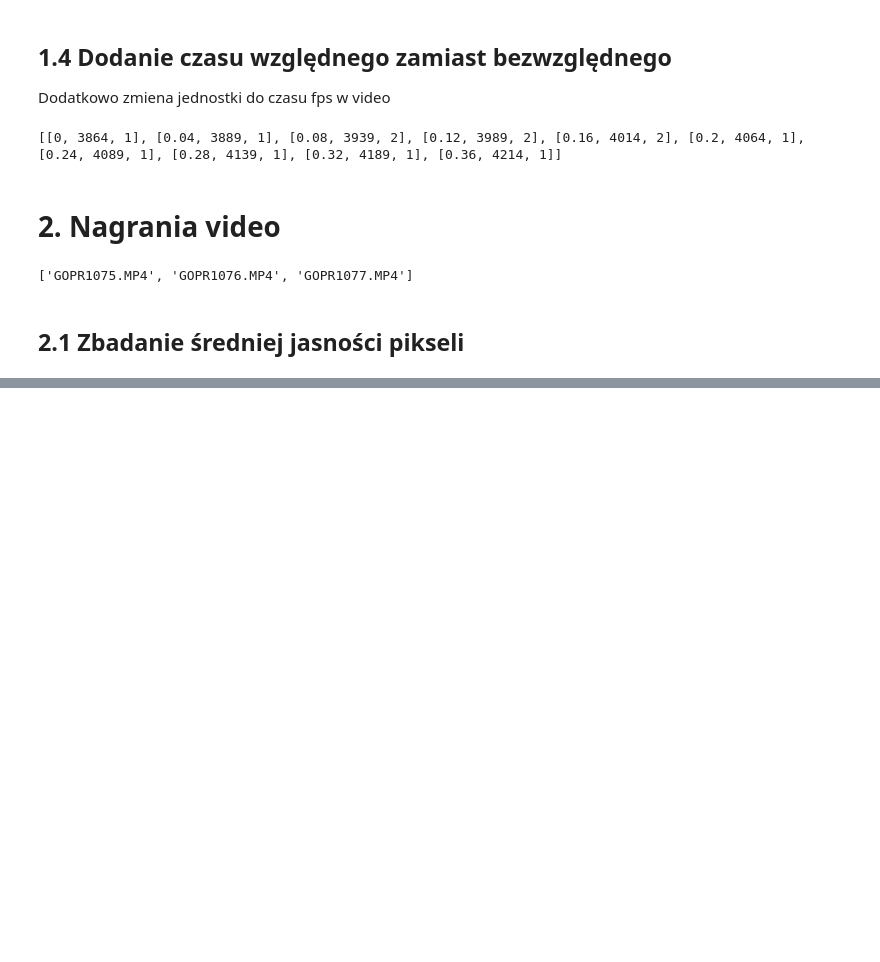
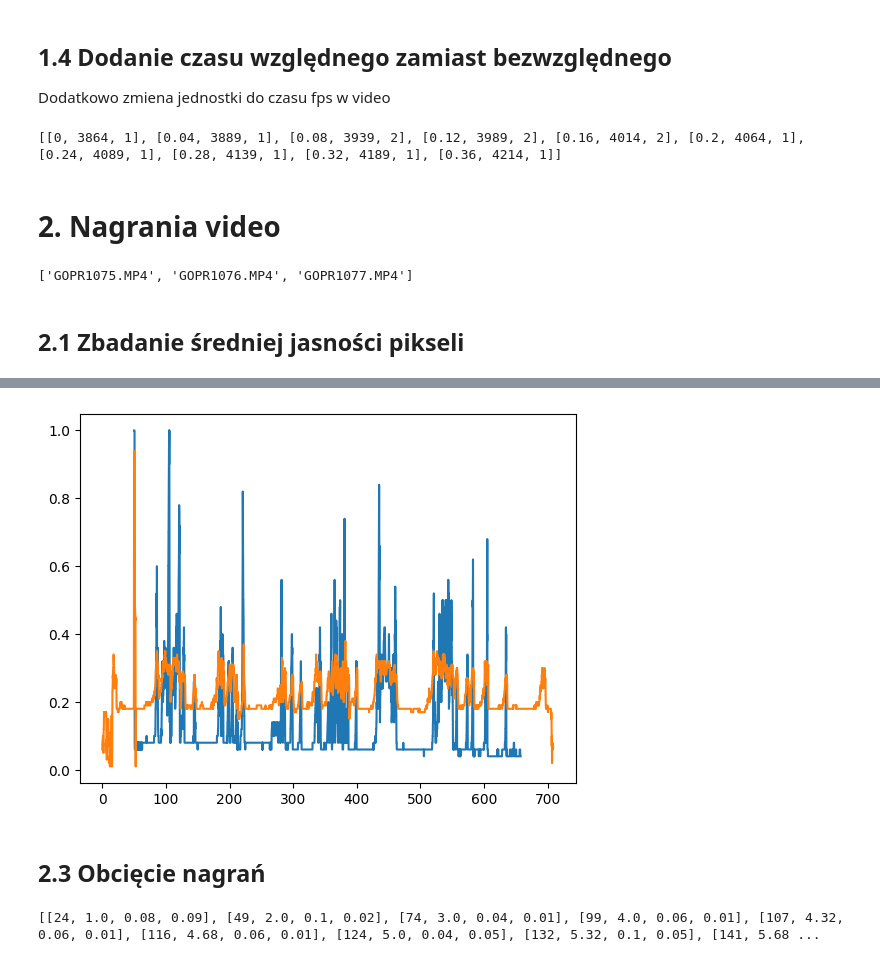
Before and after one commit to panjacob/A-study-of-nighttime-vehicle-detection-algorithms, a Jupyter notebook: Recordings/analyse.ipynb, the cells around one changed output, grey strips where cells are left out. Cells and saved outputs as stored; diff of their text form; code cells hidden in the pictures; blank space fills up the shorter version.

```diff
--- a/Recordings/analyse.ipynb
+++ b/Recordings/analyse.ipynb
@@ -177,0 +211,42 @@ plt.show()
+# %%
+move_recording_values = [-49, -10, 50]
+# %%
+recordings_moved_all = []
+outlier_value = 50
+for recordings, move_value in zip(recordings_relative_divided, move_recording_values):
+    recordings_moved = []
+    for x in recordings:
+        new_x2 = x[2] / outlier_value if x[2] < outlier_value else 1
+        new_x0 = x[0] + move_value
+        recordings_moved.append([new_x0, x[1], new_x2])
+
+    recordings_moved_all.append(recordings_moved)
+# %%
+n = 2
+light_y = [x[0] for x in frames_light_times[n]]
+light_x = [x[1] for x in frames_light_times[n]]
+
+record_y = [x[2] for x in recordings_moved_all[n]]
+record_x = [x[0] for x in recordings_moved_all[n]]
+
+plt.plot(record_x, record_y)
+plt.plot(light_x, light_y)
+plt.show()
+# %% [output]
+[figure, added]
+# %% [markdown]
+## 2.3 Obcięcie nagrań
+# %%
+data = []
+for i in range(len(recordings_moved_all)):
+    d = []
+    for r in tqdm(recordings_moved_all[i]):
+        for frame_id, f in enumerate(frames_light_times[i]):
+            if r[0] == f[1]:
+                d.append([frame_id, r[0], r[2], f[0]])
+                continue
+    data.append(d)
+
+print(data[0][:10])
+# %% [output]
+[[24, 1.0, 0.08, 0.09], [49, 2.0, 0.1, 0.02], [74, 3.0, 0.04, 0.01], [99, 4.0, 0.06, 0.01], [107, 4.32, 0.06, 0.01], [116, 4.68, 0.06, 0.01], [124, 5.0, 0.04, 0.05], [132, 5.32, 0.1, 0.05], [141, 5.68 ...
```
Also changed, not shown: parts of 7 cells of this notebook, 9 other files.
